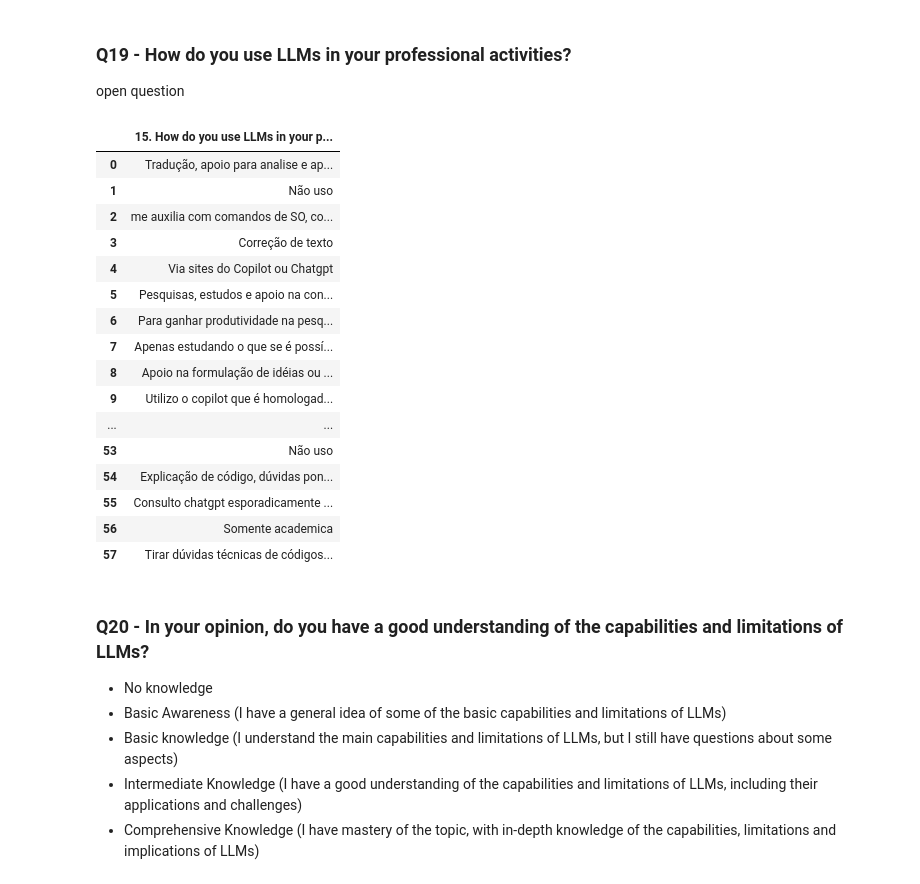
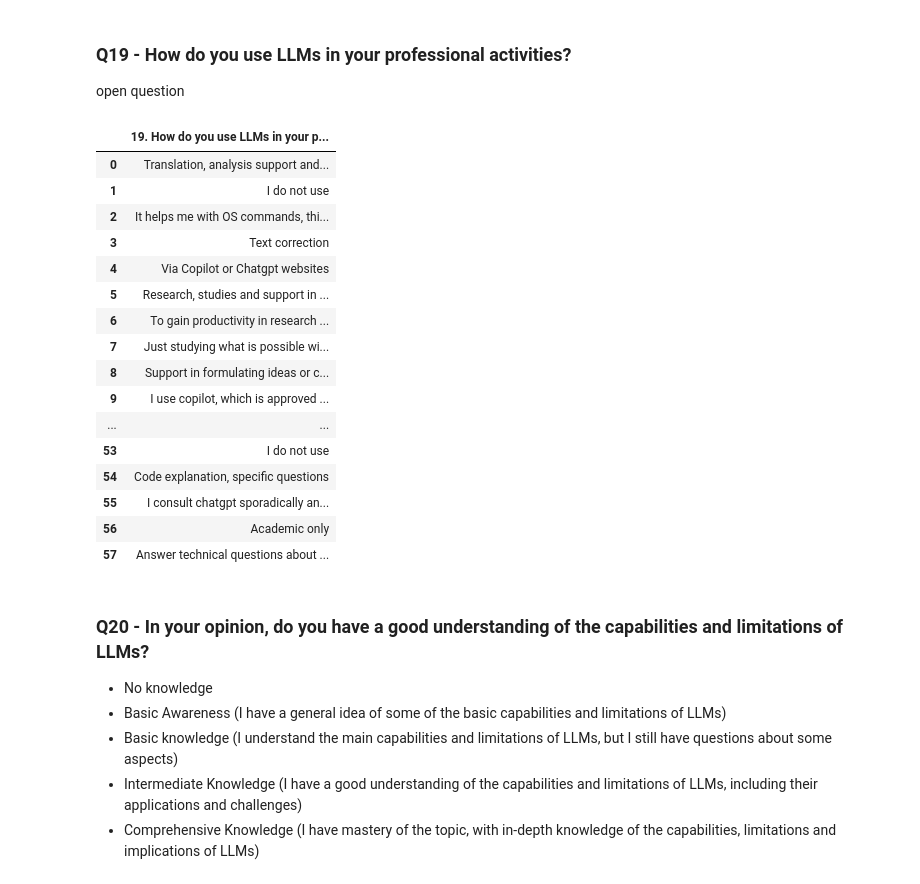
Before and after one commit to fabianumfalco/perception_br_devs_data_privacy_llm, a Jupyter notebook: data_analysis_survey.ipynb, the cells around one changed output. Saved outputs shown, nothing was run; the diff lists cells and outputs as text; code cells hidden in the pictures.

```diff
--- a/data_analysis_survey.ipynb
+++ b/data_analysis_survey.ipynb
@@ -1534,39 +1531,45 @@ plt.show()
 # %% [markdown]
 ### Q19 - How do you use LLMs in your professional activities?
 open question
-# %%
-# Creating a DataFrame with a specific column related to data privacy
-df_filtered = df['19. Como você utiliza LLMs em suas atividades profissionais?'].to_frame()
-
-# Dropping rows with missing values in the specified column
-df_filtered = df_filtered.dropna(subset=['19. Como você utiliza LLMs em suas atividades profissionais?'])
-
-# Resetting the index of the DataFrame after dropping rows
-df_filtered = df_filtered.reset_index(drop=True)
-
-# Renaming the column to its translated English equivalent
-df_filtered = df_filtered.rename(columns={'19. Como você utiliza LLMs em suas atividades profissionais?':
-                        '15. How do you use LLMs in your professional activities?'})
-
-df_filtered
-# %% [output]
-|  | 15. How do you use LLMs in your p... |
-| 0 | Tradução, apoio para analise e ap... |
-| 1 | Não uso |
-| 2 | me auxilia com comandos de SO, co... |
-| 3 | Correção de texto |
-| 4 | Via sites do Copilot ou Chatgpt |
-| 5 | Pesquisas, estudos e apoio na con... |
-| 6 | Para ganhar produtividade na pesq... |
-| 7 | Apenas estudando o que se é possí... |
-| 8 | Apoio na formulação de idéias ou ... |
-| 9 | Utilizo o copilot que é homologad... |
-| ... | ... |
-| 53 | Não uso |
-| 54 | Explicação de código, dúvidas pon... |
-| 55 | Consulto chatgpt esporadicamente ... |
-| 56 | Somente academica |
-| 57 | Tirar dúvidas técnicas de códigos... |
+# %%
+# Creating a DataFrame with a specific column related to data privacy
+df_filtered = df['19. Como você utiliza LLMs em suas atividades profissionais?'].to_frame()
+
+# Dropping rows with missing values in the specified column
+df_filtered = df_filtered.dropna(subset=['19. Como você utiliza LLMs em suas atividades profissionais?'])
+
+# Resetting the index of the DataFrame after dropping rows
+df_filtered = df_filtered.reset_index(drop=True)
+
+# Renaming the column to its translated English equivalent
+df_filtered = df_filtered.rename(columns={'19. Como você utiliza LLMs em suas atividades profissionais?':
+                        '19. How do you use LLMs in your professional activities?'})
+
+
+# Aplicando a função de tradução a cada valor da coluna
+df_filtered['19. How do you use LLMs in your professional activities?'] = df_filtered['19. How do you use LLMs in your professional activities?'].apply(translate_to_english)
+
+
+
+df_filtered
+# %% [output]
+|  | 19. How do you use LLMs in your p... |
+| 0 | Translation, analysis support and... |
+| 1 | I do not use |
+| 2 | It helps me with OS commands, thi... |
+| 3 | Text correction |
+| 4 | Via Copilot or Chatgpt websites |
+| 5 | Research, studies and support in ... |
+| 6 | To gain productivity in research ... |
+| 7 | Just studying what is possible wi... |
+| 8 | Support in formulating ideas or c... |
+| 9 | I use copilot, which is approved ... |
+| ... | ... |
+| 53 | I do not use |
+| 54 | Code explanation, specific questions |
+| 55 | I consult chatgpt sporadically an... |
+| 56 | Academic only |
+| 57 | Answer technical questions about ... |
 # %% [markdown]
 ### Q20 - In your opinion, do you have a good understanding of the capabilities and limitations of LLMs?
 - No knowledge
```
Also changed, not shown: parts of 6 cells of this notebook.
